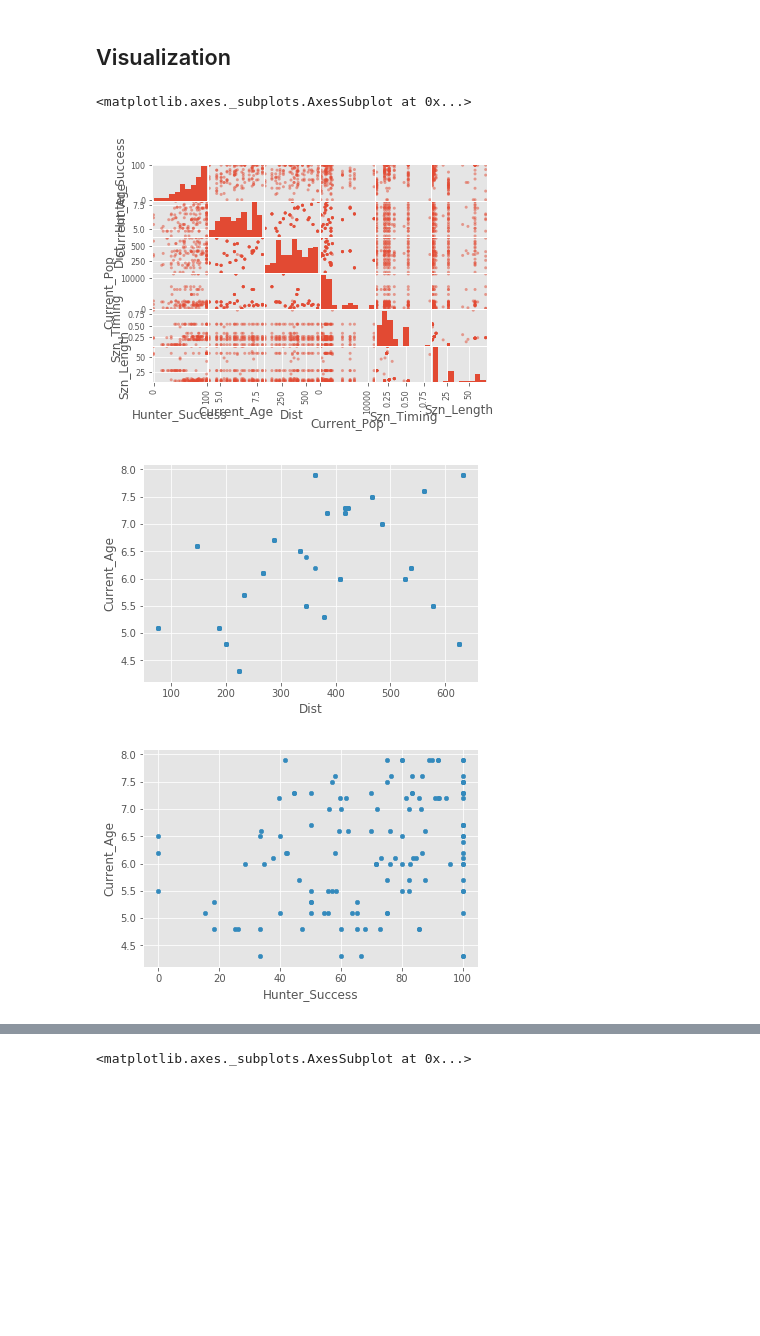
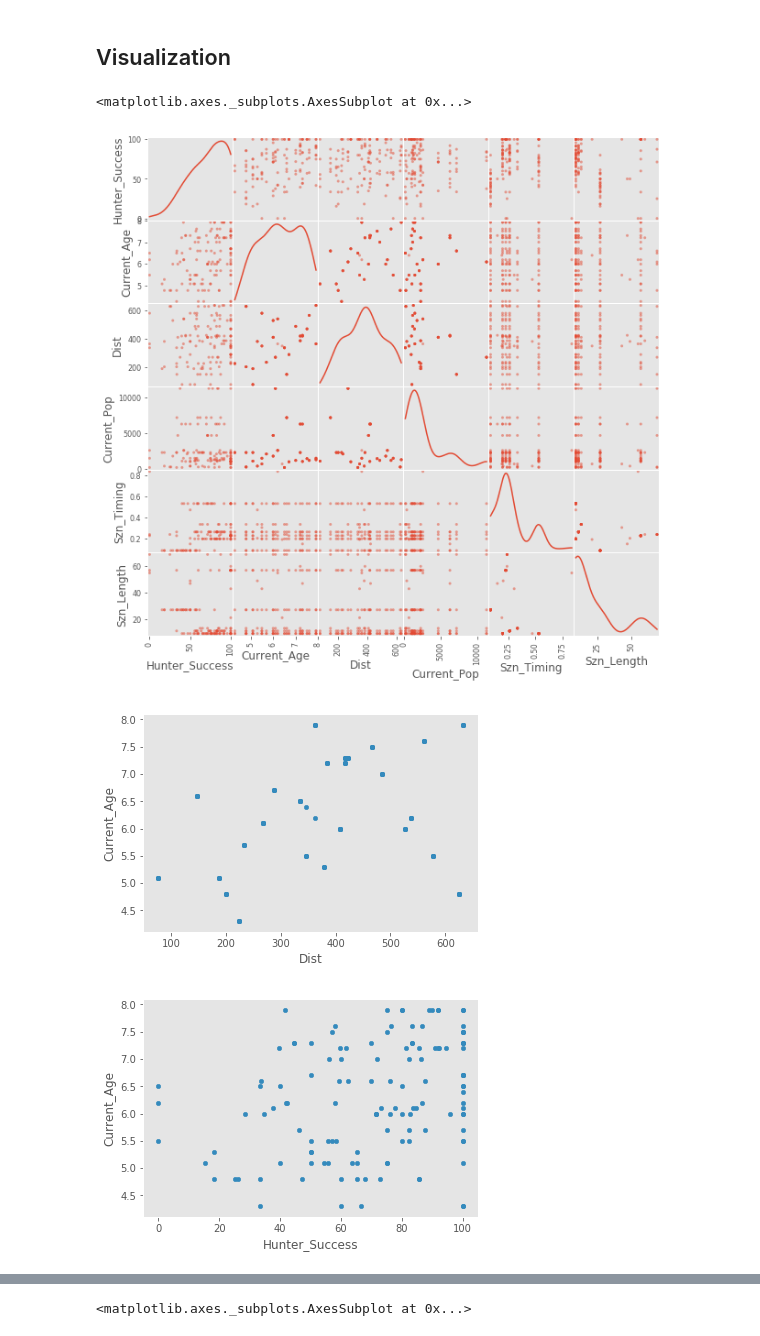
Before and after one commit to nedchanatry/ActaeonProj, a Jupyter notebook: scrape3.ipynb, the cells around one changed output, grey strips where cells are left out. Saved outputs shown, nothing was run; the diff lists cells and outputs as text; code cells hidden in the pictures; blank space fills up the shorter version.

```diff
--- a/scrape3.ipynb
+++ b/scrape3.ipynb
@@ -284,15 +284,15 @@ scoreFrame.corr()
 # %% [markdown]
 ## Visualization
 # %%
-scatter_matrix(weap[['Hunter_Success','Current_Age','Dist','Current_Pop','Szn_Timing','Szn_Length']])
+scatter_matrix(weap[['Hunter_Success','Current_Age','Dist','Current_Pop','Szn_Timing','Szn_Length']], figsize=(10,10),diagonal='kde')
 weap.plot.scatter('Dist','Current_Age')
 weap.plot.scatter('Hunter_Success','Current_Age')
 weap.plot.scatter('Hunter_Success','Dist')
 
 scoreFrame.plot.scatter('unitScore','normSucc')
 # %% [output]
 <matplotlib.axes._subplots.AxesSubplot at 0x...>
-[figure, old version]
+[figure, new version]
 [figure]
 [figure]
 [figure]
```
Also changed, not shown: parts of 4 cells of this notebook.
